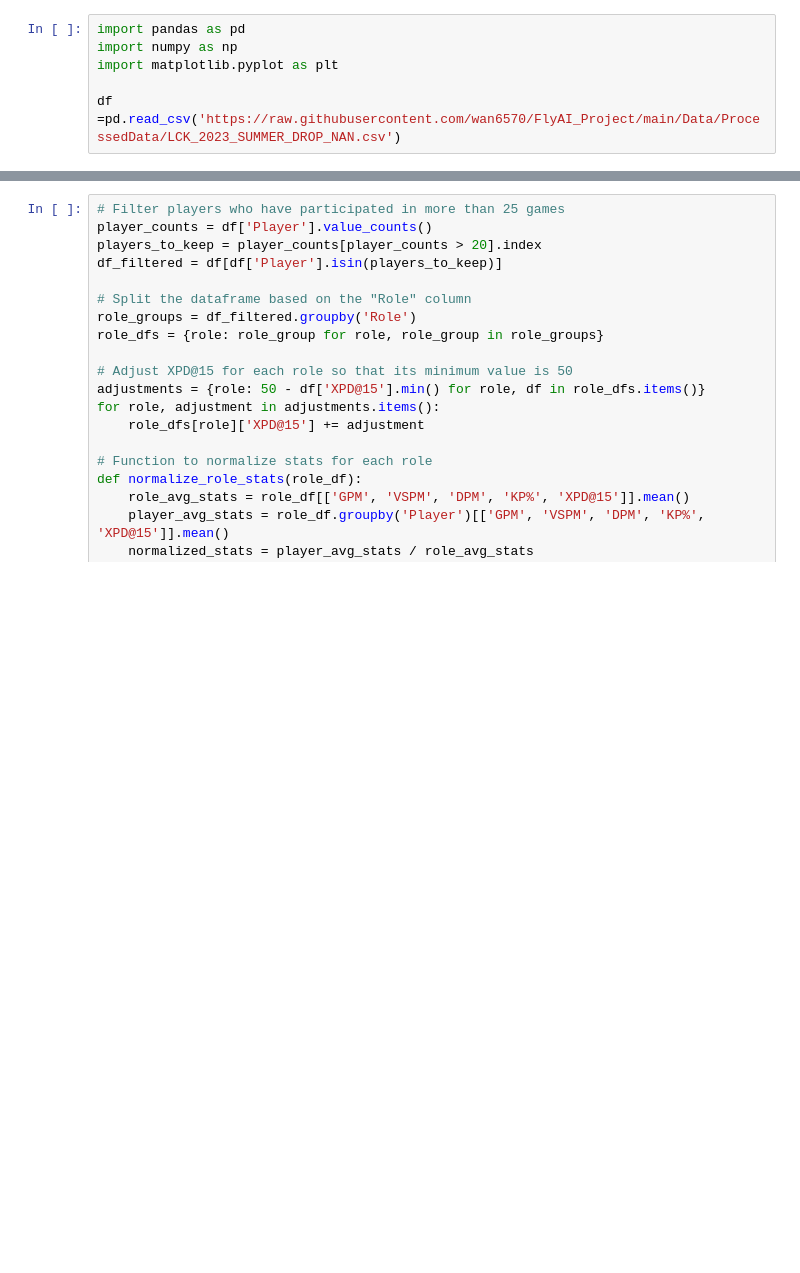
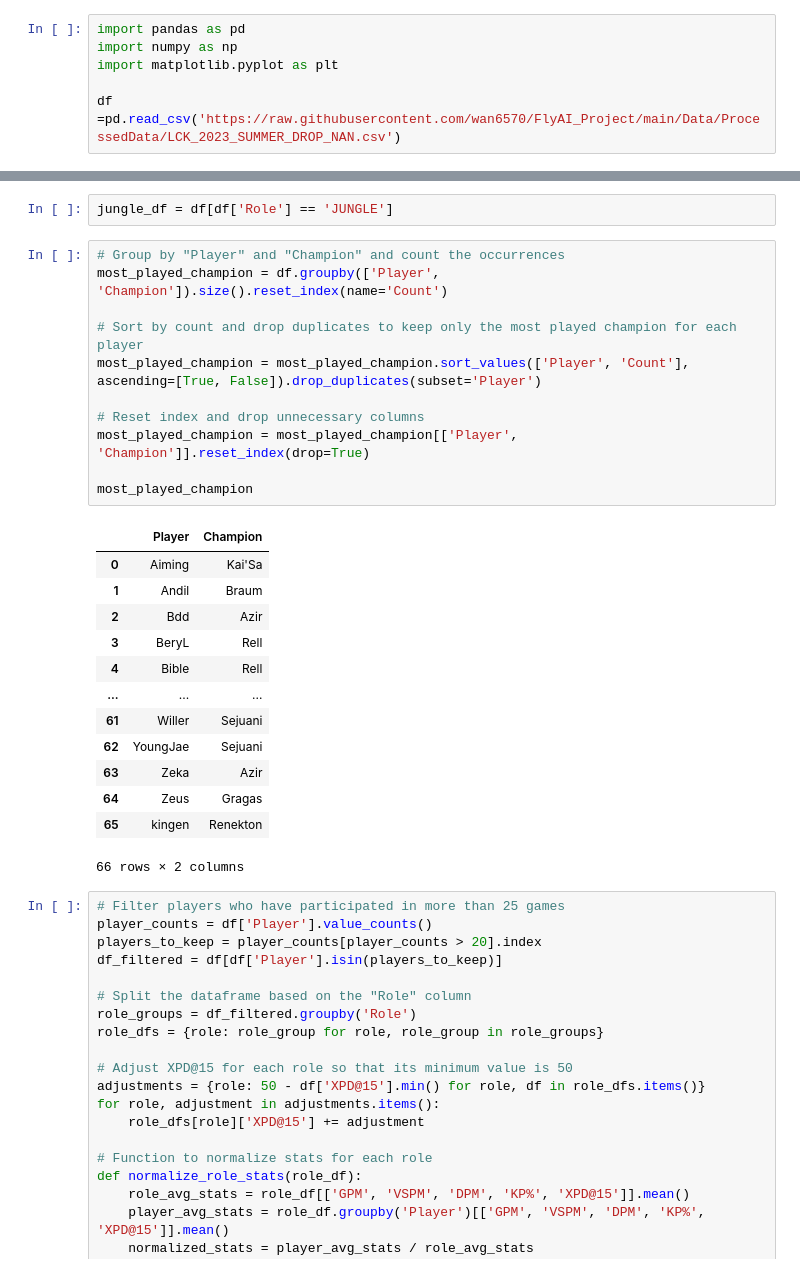
Before and after one commit to wan6570/FlyAI_Project, a Jupyter notebook: Traning/RuleBase/FiveFeatures.ipynb, the cells around one changed output, grey strips where cells are left out. Saved outputs shown, nothing was run; the diff lists cells and outputs as text; blank space fills up the shorter version.

```diff
--- a/Traning/RuleBase/FiveFeatures.ipynb
+++ b/Traning/RuleBase/FiveFeatures.ipynb
@@ -17,3 +32,30 @@ df.head()
+# %%
+jungle_df = df[df['Role'] == 'JUNGLE']
+# %%
+# Group by "Player" and "Champion" and count the occurrences
+most_played_champion = df.groupby(['Player', 'Champion']).size().reset_index(name='Count')
+
+# Sort by count and drop duplicates to keep only the most played champion for each player
+most_played_champion = most_played_champion.sort_values(['Player', 'Count'], ascending=[True, False]).drop_duplicates(subset='Player')
+
+# Reset index and drop unnecessary columns
+most_played_champion = most_played_champion[['Player', 'Champion']].reset_index(drop=True)
+
+most_played_champion
+# %% [output]
+|  | Player | Champion |
+| 0 | Aiming | Kai'Sa |
+| 1 | Andil | Braum |
+| 2 | Bdd | Azir |
+| 3 | BeryL | Rell |
+| 4 | Bible | Rell |
+| ... | ... | ... |
+| 61 | Willer | Sejuani |
+| 62 | YoungJae | Sejuani |
+| 63 | Zeka | Azir |
+| 64 | Zeus | Gragas |
+| 65 | kingen | Renekton |
+66 rows × 2 columns
 # %%
 # Filter players who have participated in more than 25 games
 player_counts = df['Player'].value_counts()
```
Also changed, not shown: parts of 8 cells of this notebook, 4 other files.
